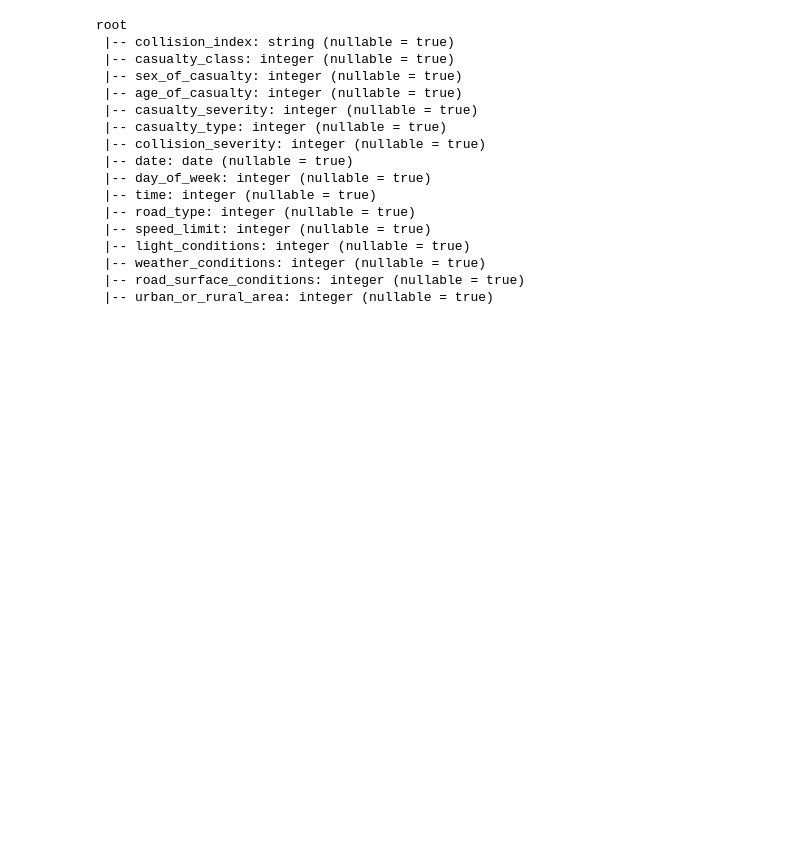
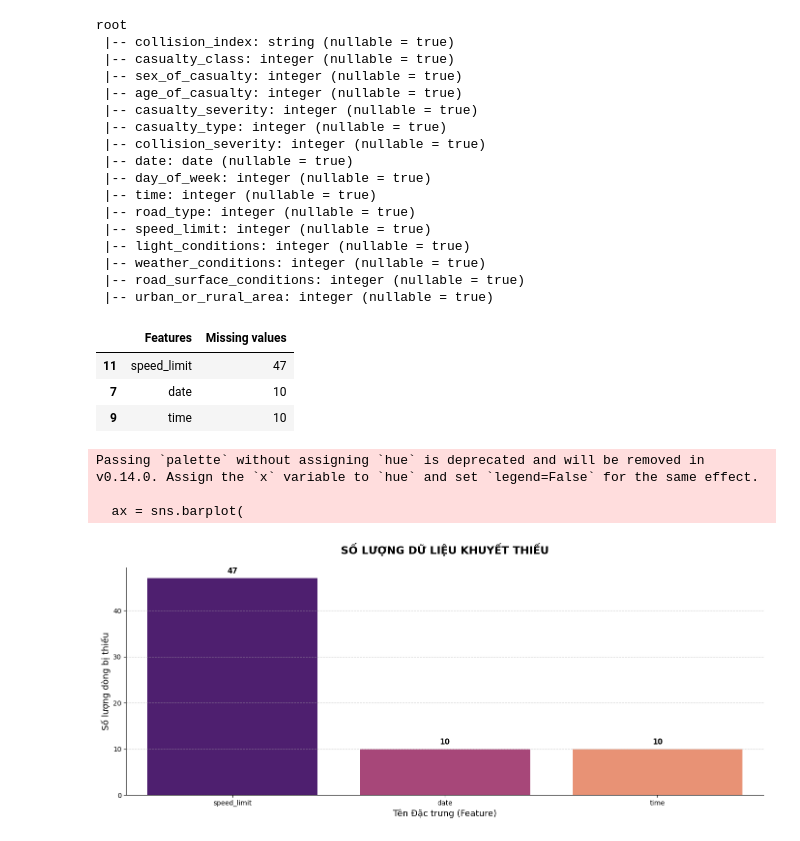
Before and after one commit to hdminh279/data_preprocessing_accidentPrediction, a Jupyter notebook: code/analytics_data.ipynb, the cells around one changed output. Drawn from its saved outputs; the diff is of its cells as text; code cells hidden in the pictures; blank space fills up the shorter version.

Commit message:
updated data visualization

```diff
--- a/code/analytics_data.ipynb
+++ b/code/analytics_data.ipynb
@@ -5,4 +5,6 @@ from pyspark.sql import SparkSession
 spark = SparkSession.builder \
     .master("local[*]") \
     .appName("test") \
+    .config("spark.driver.memory", "8g") \
+    .config("spark.executor.memory", "8g") \
     .getOrCreate()
@@ -91,3 +83,67 @@ numeric_col = [
 lable_col = [
     "casualty_class"
 ]
+# %%
+import pyspark.sql.functions as F
+import matplotlib.pyplot as plt
+import seaborn as sns
+import pandas as pd
+
+def check_missing_val(df):
+    check_list = []
+
+    for col_name, dtype in df.dtypes:
+        condition = F.col(col_name).isNull()
+
+        if dtype in ['double', 'float']:
+            condition = condition | F.isnan(F.col(col_name))
+
+        check_list.append(F.count(F.when(condition, col_name)).alias(col_name))
+
+    df_missing = df.select(*check_list).toPandas()
+    df_missing = df_missing.T.reset_index()
+    df_missing.columns = ['Features', 'Missing values']
+
+    df_missing = df_missing[df_missing['Missing values'] > 0].sort_values(by='Missing values', ascending=False)
+
+    return df_missing
+
+check_missing_val(df_data)
+# %% [output]
+|  | Features | Missing values |
+| 11 | speed_limit | 47 |
+| 7 | date | 10 |
+| 9 | time | 10 |
+# %%
+df_missing_data = check_missing_val(df_data)
+
+if df_missing_data.empty:
+    print("Dataset has no empty value!")
+else:
+    plt.figure(figsize=(14,6))
+    ax = sns.barplot(
+        data=df_missing_data,
+        x='Features',
+        y='Missing values',
+        palette='magma'
+    )
+    for p in ax.patches:
+        ax.annotate(f'{int(p.get_height()):,}',
+                    (p.get_x() + p.get_width() / 2., p.get_height()),
+                    ha='center', va='bottom',
+                    fontsize=11, fontweight='bold', color='black',
+                    xytext=(0, 5), textcoords='offset points')
+    plt.title("SỐ LƯỢNG DỮ LIỆU KHUYẾT THIẾU", fontsize=16, fontweight='bold', pad=20)
+    plt.xlabel("Tên Đặc trưng (Feature)", fontsize=13)
+    plt.ylabel("Số lượng dòng bị thiếu", fontsize=13)
+
+    plt.grid(axis='y', linestyle='--', alpha=0.6)
+    sns.despine()
+
+    plt.tight_layout()
+    plt.show()
+# %% [output]
+Passing `palette` without assigning `hue` is deprecated and will be removed in v0.14.0. Assign the `x` variable to `hue` and set `legend=False` for the same effect.
+
+  ax = sns.barplot(
+[figure, added]
```
Also changed, not shown: parts of 5 cells of this notebook.
